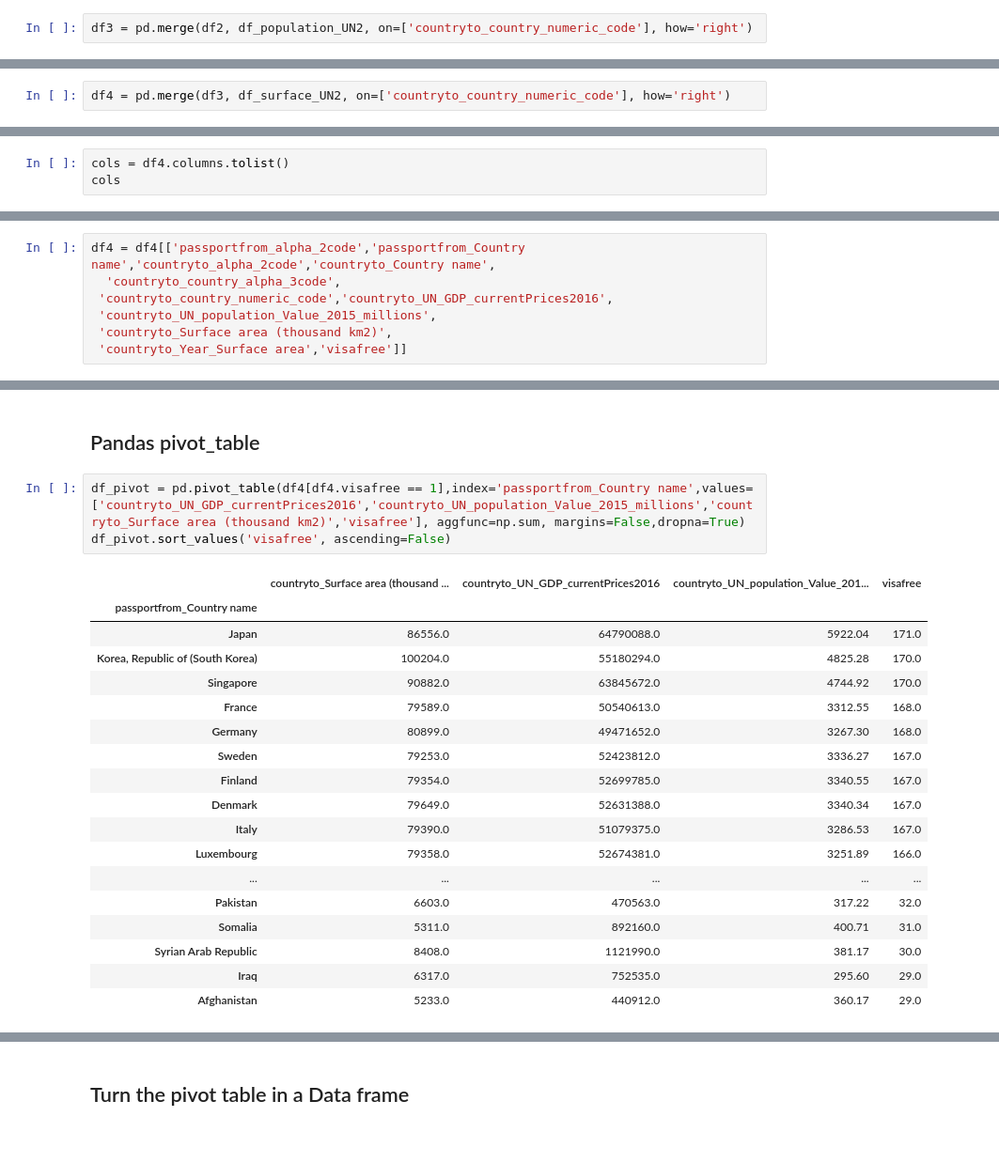
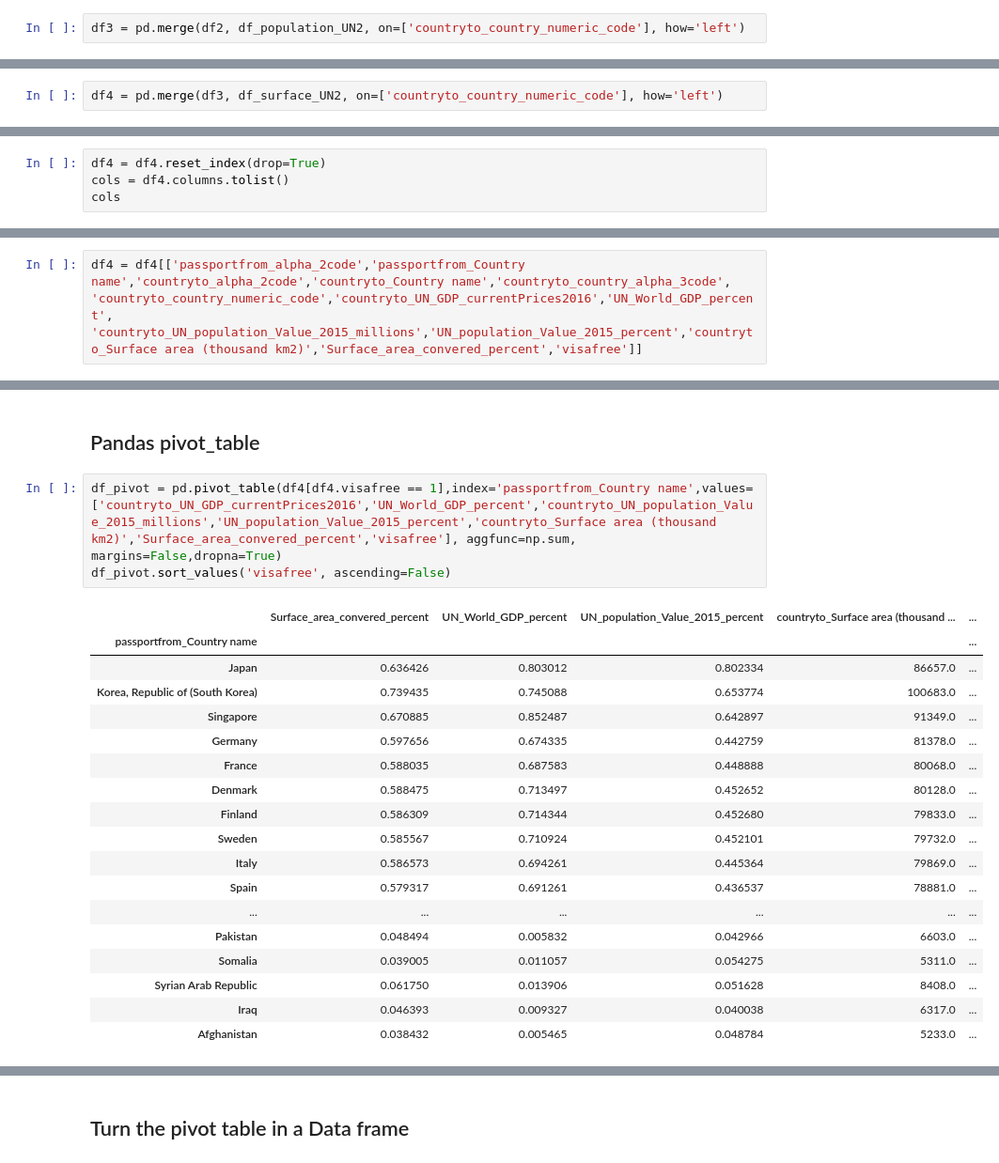
Before and after one commit to jeremielamboley/global-passport-index, a Jupyter notebook: henley_passport_index_intersect_data_sources.ipynb, the cells around one changed output, grey strips where cells are left out. Shown at 94% size. Saved outputs shown, nothing was run; the diff lists cells and outputs as text.

```diff
--- a/henley_passport_index_intersect_data_sources.ipynb
+++ b/henley_passport_index_intersect_data_sources.ipynb
@@ -204,7 +232,7 @@ df2.sample(10)
 df_population_UN2 = df_population_UN.copy()
 df_population_UN2.rename(columns={'country_numeric_code': 'countryto_country_numeric_code'}, inplace=True)
 # %%
-df3 = pd.merge(df2, df_population_UN2, on=['countryto_country_numeric_code'], how='right')
+df3 = pd.merge(df2, df_population_UN2, on=['countryto_country_numeric_code'], how='left')
 # %%
 df3 = df3.drop(['UN_population_countryName'], axis=1)
 # %%
@@ -229,7 +257,7 @@ df3.sample(10)
 df_surface_UN2 = df_surface_UN.copy()
 df_surface_UN2.rename(columns={'country_numeric_code': 'countryto_country_numeric_code'}, inplace=True)
 # %%
-df4 = pd.merge(df3, df_surface_UN2, on=['countryto_country_numeric_code'], how='right')
+df4 = pd.merge(df3, df_surface_UN2, on=['countryto_country_numeric_code'], how='left')
 # %%
 df4 = df4.drop(['UN_surface_countryName'], axis=1)
 # %%
@@ -247,6 +275,7 @@ df4.sample(5)
 # %% [markdown]
 ## Reordering the columns
 # %%
+df4 = df4.reset_index(drop=True)
 cols = df4.columns.tolist()
 cols
 # %% [output]
@@ -264,7 +296,2 @@ cols
 # %%
-df4 = df4[['passportfrom_alpha_2code','passportfrom_Country name','countryto_alpha_2code','countryto_Country name',
-  'countryto_country_alpha_3code',
- 'countryto_country_numeric_code','countryto_UN_GDP_currentPrices2016',
- 'countryto_UN_population_Value_2015_millions',
- 'countryto_Surface area (thousand km2)',
- 'countryto_Year_Surface area','visafree']]
+df4 = df4[['passportfrom_alpha_2code','passportfrom_Country name','countryto_alpha_2code','countryto_Country name','countryto_country_alpha_3code', 'countryto_country_numeric_code','countryto_UN_GDP_currentPrices2016','UN_World_GDP_percent', 'countryto_UN_population_Value_2015_millions','UN_population_Value_2015_percent','countryto_Surface area (thousand km2)','Surface_area_convered_percent','visafree']]
@@ -301,24 +338,24 @@ memory usage: 3.7+ MB
 # %% [markdown]
 ## Pandas pivot_table
 # %%
-df_pivot = pd.pivot_table(df4[df4.visafree == 1],index='passportfrom_Country name',values=['countryto_UN_GDP_currentPrices2016','countryto_UN_population_Value_2015_millions','countryto_Surface area (thousand km2)','visafree'], aggfunc=np.sum, margins=False,dropna=True)
+df_pivot = pd.pivot_table(df4[df4.visafree == 1],index='passportfrom_Country name',values=['countryto_UN_GDP_currentPrices2016','UN_World_GDP_percent','countryto_UN_population_Value_2015_millions','UN_population_Value_2015_percent','countryto_Surface area (thousand km2)','Surface_area_convered_percent','visafree'], aggfunc=np.sum, margins=False,dropna=True)
 df_pivot.sort_values('visafree', ascending=False)
 # %% [output]
-|  | countryto_Surface area (thousand ... | countryto_UN_GDP_currentPrices2016 | countryto_UN_population_Value_201... | visafree |
-| passportfrom_Country name |  |  |  |  |
-| Japan | 86556.0 | 64790088.0 | 5922.04 | 171.0 |
-| Korea, Republic of (South Korea) | 100204.0 | 55180294.0 | 4825.28 | 170.0 |
-| Singapore | 90882.0 | 63845672.0 | 4744.92 | 170.0 |
-| France | 79589.0 | 50540613.0 | 3312.55 | 168.0 |
-| Germany | 80899.0 | 49471652.0 | 3267.30 | 168.0 |
-| Sweden | 79253.0 | 52423812.0 | 3336.27 | 167.0 |
-| Finland | 79354.0 | 52699785.0 | 3340.55 | 167.0 |
-| Denmark | 79649.0 | 52631388.0 | 3340.34 | 167.0 |
-| Italy | 79390.0 | 51079375.0 | 3286.53 | 167.0 |
-| Luxembourg | 79358.0 | 52674381.0 | 3251.89 | 166.0 |
-| ... | ... | ... | ... | ... |
-| Pakistan | 6603.0 | 470563.0 | 317.22 | 32.0 |
-| Somalia | 5311.0 | 892160.0 | 400.71 | 31.0 |
-| Syrian Arab Republic | 8408.0 | 1121990.0 | 381.17 | 30.0 |
-| Iraq | 6317.0 | 752535.0 | 295.60 | 29.0 |
-| Afghanistan | 5233.0 | 440912.0 | 360.17 | 29.0 |
+|  | Surface_area_convered_percent | UN_World_GDP_percent | UN_population_Value_2015_percent | countryto_Surface area (thousand ... | ... |
+| passportfrom_Country name |  |  |  |  | ... |
+| Japan | 0.636426 | 0.803012 | 0.802334 | 86657.0 | ... |
+| Korea, Republic of (South Korea) | 0.739435 | 0.745088 | 0.653774 | 100683.0 | ... |
+| Singapore | 0.670885 | 0.852487 | 0.642897 | 91349.0 | ... |
+| Germany | 0.597656 | 0.674335 | 0.442759 | 81378.0 | ... |
+| France | 0.588035 | 0.687583 | 0.448888 | 80068.0 | ... |
+| Denmark | 0.588475 | 0.713497 | 0.452652 | 80128.0 | ... |
+| Finland | 0.586309 | 0.714344 | 0.452680 | 79833.0 | ... |
+| Sweden | 0.585567 | 0.710924 | 0.452101 | 79732.0 | ... |
+| Italy | 0.586573 | 0.694261 | 0.445364 | 79869.0 | ... |
+| Spain | 0.579317 | 0.691261 | 0.436537 | 78881.0 | ... |
+| ... | ... | ... | ... | ... | ... |
+| Pakistan | 0.048494 | 0.005832 | 0.042966 | 6603.0 | ... |
+| Somalia | 0.039005 | 0.011057 | 0.054275 | 5311.0 | ... |
+| Syrian Arab Republic | 0.061750 | 0.013906 | 0.051628 | 8408.0 | ... |
+| Iraq | 0.046393 | 0.009327 | 0.040038 | 6317.0 | ... |
+| Afghanistan | 0.038432 | 0.005465 | 0.048784 | 5233.0 | ... |
```
Also changed, not shown: parts of 36 cells of this notebook.
